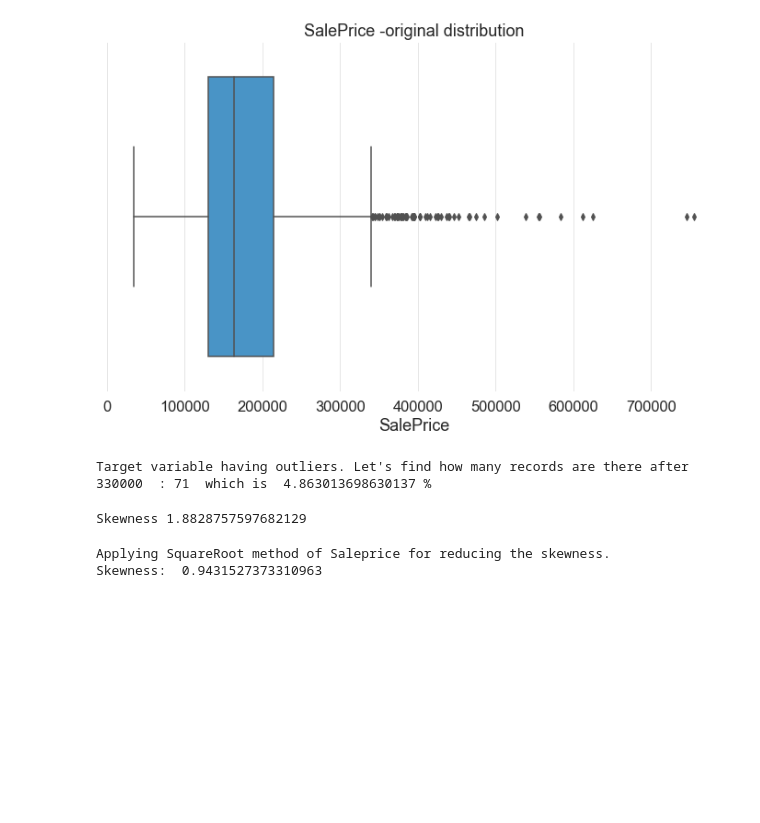
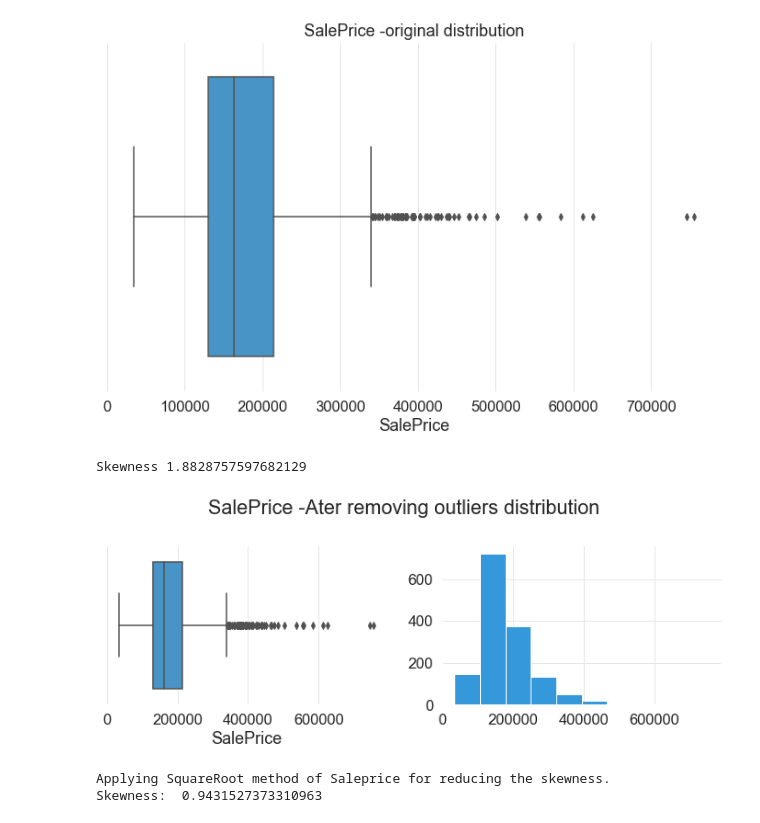
Before and after one commit to ajithcl/HousePricePrediction, a Jupyter notebook: HousePricePrediction.ipynb, the cells around one changed output. Drawn from its saved outputs; the diff is of its cells as text; code cells hidden in the pictures; blank space fills up the shorter version.

```diff
--- a/HousePricePrediction.ipynb
+++ b/HousePricePrediction.ipynb
@@ -60,4 +61,6 @@ sns.set(rc={
     font_scale=1.5)
 custom_colors=["#3498db", "#95a5a6","#34495e", "#2ecc71", "#e74c3c"]
 sns.set_palette(custom_colors)
+# %%
+environment_dir=''
 # %%
@@ -2341,9 +2343,7 @@ plt.title("SalePrice -original distribution");
 [figure]
 # %%
 total = df_input.shape[0]
-threshold_price=330000
-cnt=df_input.query("SalePrice > @threshold_price").shape[0]
-print ("Target variable having outliers. Let's find how many records are there after", threshold_price, " :",cnt, " which is " ,(cnt/total)*100, "%")
+#threshold_price=300000
+#cnt=df_input.query("SalePrice > @threshold_price").shape[0]
+#print ("Target variable having outliers. Let's find how many records are there after", threshold_price, " :",cnt, " which is " ,(cnt/total)*100, "%")
-# %% [output]
-Target variable having outliers. Let's find how many records are there after 330000  : 71  which is  4.863013698630137 %
 # %%
@@ -2352,12 +2352,13 @@ Target variable having outliers. Let's find how many records are there after 330
 # %%
-# plt.subplot(2,2,1)
-# sns.boxplot(data=df_input,x="SalePrice")
-# plt.suptitle("SalePrice -Ater removing outliers distribution");
-# plt.subplot(2,2,2)
-# plt.hist(data=df_input,x="SalePrice");
+plt.subplot(2,2,1)
+sns.boxplot(data=df_input,x="SalePrice")
+plt.suptitle("SalePrice -Ater removing outliers distribution");
+plt.subplot(2,2,2)
+plt.hist(data=df_input,x="SalePrice");
 print ("Skewness",df_input.SalePrice.skew())
 # %% [output]
 Skewness 1.8828757597682129
+[figure, added]
 # %%
 print ("Applying SquareRoot method of Saleprice for reducing the skewness.")
 df_input["SalePrice_sqrt"] =np.sqrt(df_input.SalePrice)
```
Also changed, not shown: parts of 33 cells of this notebook.
